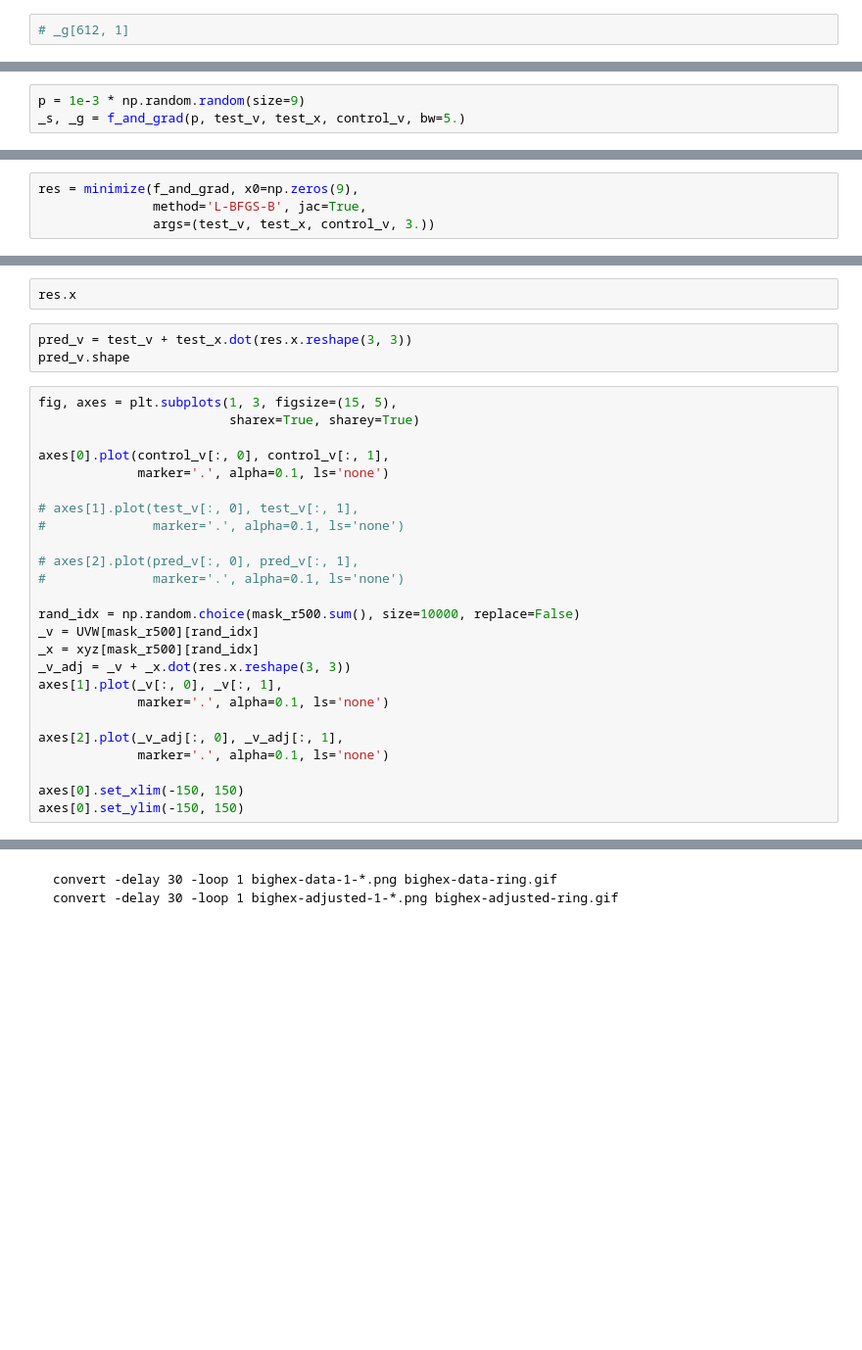
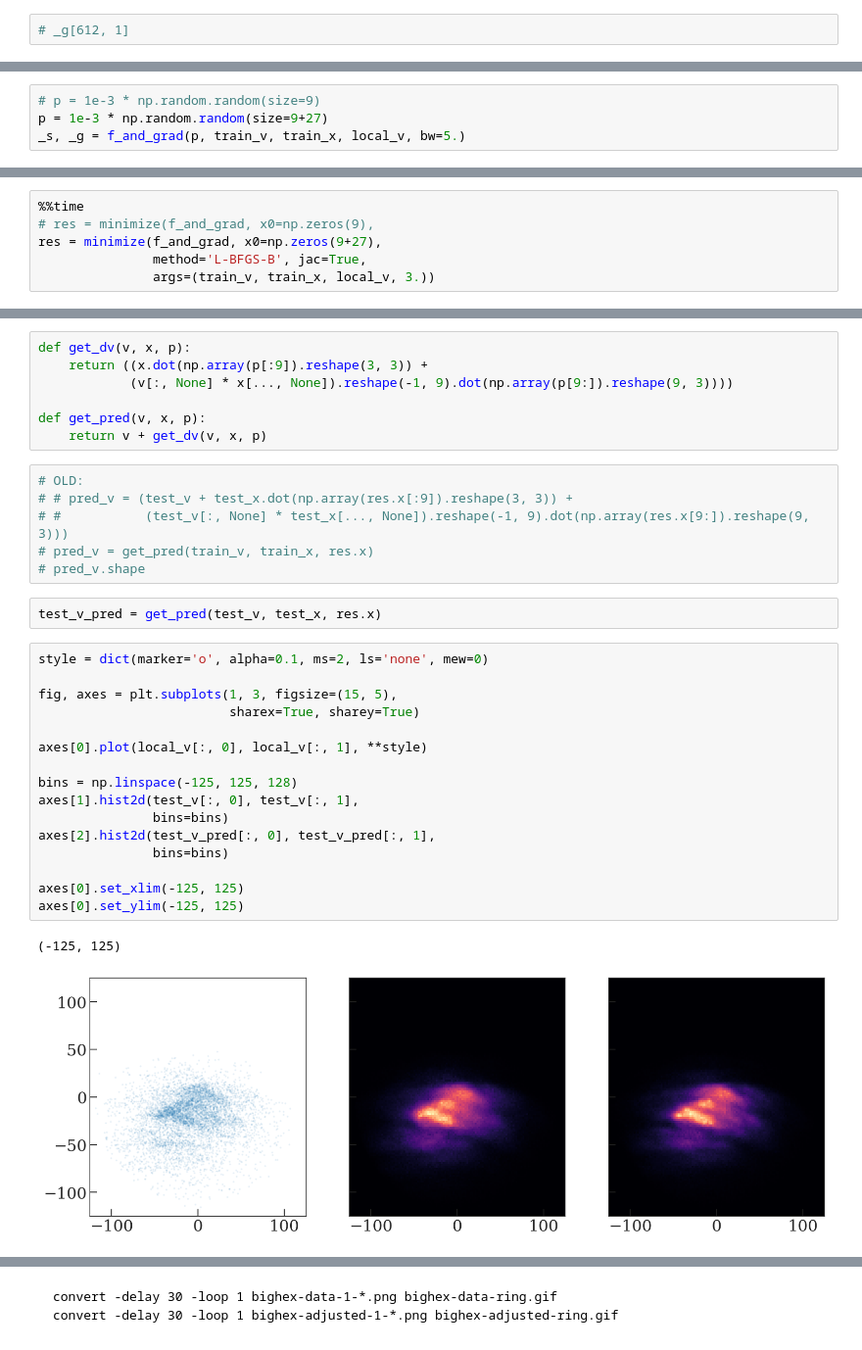
Before and after one commit to davidwhogg/myspace, a Jupyter notebook: notebooks/Stationary-hexagons.ipynb, the cells around one changed output, grey strips where cells are left out. Shown at 98% size. Drawn from its saved outputs; the diff is of its cells as text; blank space fills up the shorter version.

```diff
--- a/notebooks/Stationary-hexagons.ipynb
+++ b/notebooks/Stationary-hexagons.ipynb
@@ -186,6 +223,7 @@ def f_and_grad(p, V_test, dX_test, V_control, bw):
     return -s, -grad
 # %%
-p = 1e-3 * np.random.random(size=9)
-_s, _g = f_and_grad(p, test_v, test_x, control_v, bw=5.)
+# p = 1e-3 * np.random.random(size=9)
+p = 1e-3 * np.random.random(size=9+27)
+_s, _g = f_and_grad(p, train_v, train_x, local_v, bw=5.)
 # %%
 p2 = p.copy()
@@ -198,4 +235,6 @@ _g[4]
 # %%
-res = minimize(f_and_grad, x0=np.zeros(9),
+%%time
+# res = minimize(f_and_grad, x0=np.zeros(9),
+res = minimize(f_and_grad, x0=np.zeros(9+27),
                method='L-BFGS-B', jac=True,
-               args=(test_v, test_x, control_v, 3.))
+               args=(train_v, train_x, local_v, 3.))
@@ -204,30 +264,34 @@ res
-# %%
-res.x
+# %%
+def get_dv(v, x, p):
+    return ((x.dot(np.array(p[:9]).reshape(3, 3)) +
+            (v[:, None] * x[..., None]).reshape(-1, 9).dot(np.array(p[9:]).reshape(9, 3))))
+
+def get_pred(v, x, p):
+    return v + get_dv(v, x, p)
+# %%
+# OLD:
+# # pred_v = (test_v + test_x.dot(np.array(res.x[:9]).reshape(3, 3)) +
+# #           (test_v[:, None] * test_x[..., None]).reshape(-1, 9).dot(np.array(res.x[9:]).reshape(9, 3)))
+# pred_v = get_pred(train_v, train_x, res.x)
+# pred_v.shape
 # %%
-pred_v = test_v + test_x.dot(res.x.reshape(3, 3))
-pred_v.shape
+test_v_pred = get_pred(test_v, test_x, res.x)
-# %%
-fig, axes = plt.subplots(1, 3, figsize=(15, 5),
-                         sharex=True, sharey=True)
-
-axes[0].plot(control_v[:, 0], control_v[:, 1],
-             marker='.', alpha=0.1, ls='none')
-
-# axes[1].plot(test_v[:, 0], test_v[:, 1],
-#              marker='.', alpha=0.1, ls='none')
-
-# axes[2].plot(pred_v[:, 0], pred_v[:, 1],
-#              marker='.', alpha=0.1, ls='none')
-
-rand_idx = np.random.choice(mask_r500.sum(), size=10000, replace=False)
-_v = UVW[mask_r500][rand_idx]
-_x = xyz[mask_r500][rand_idx]
-_v_adj = _v + _x.dot(res.x.reshape(3, 3))
-axes[1].plot(_v[:, 0], _v[:, 1],
-             marker='.', alpha=0.1, ls='none')
-
-axes[2].plot(_v_adj[:, 0], _v_adj[:, 1],
-             marker='.', alpha=0.1, ls='none')
-
-axes[0].set_xlim(-150, 150)
-axes[0].set_ylim(-150, 150)
+# %%
+style = dict(marker='o', alpha=0.1, ms=2, ls='none', mew=0)
+
+fig, axes = plt.subplots(1, 3, figsize=(15, 5),
+                         sharex=True, sharey=True)
+
+axes[0].plot(local_v[:, 0], local_v[:, 1], **style)
+
+bins = np.linspace(-125, 125, 128)
+axes[1].hist2d(test_v[:, 0], test_v[:, 1],
+               bins=bins)
+axes[2].hist2d(test_v_pred[:, 0], test_v_pred[:, 1],
+               bins=bins)
+
+axes[0].set_xlim(-125, 125)
+axes[0].set_ylim(-125, 125)
+# %% [output]
+(-125, 125)
+[figure, added]
```
Also changed, not shown: parts of 25 cells of this notebook.
